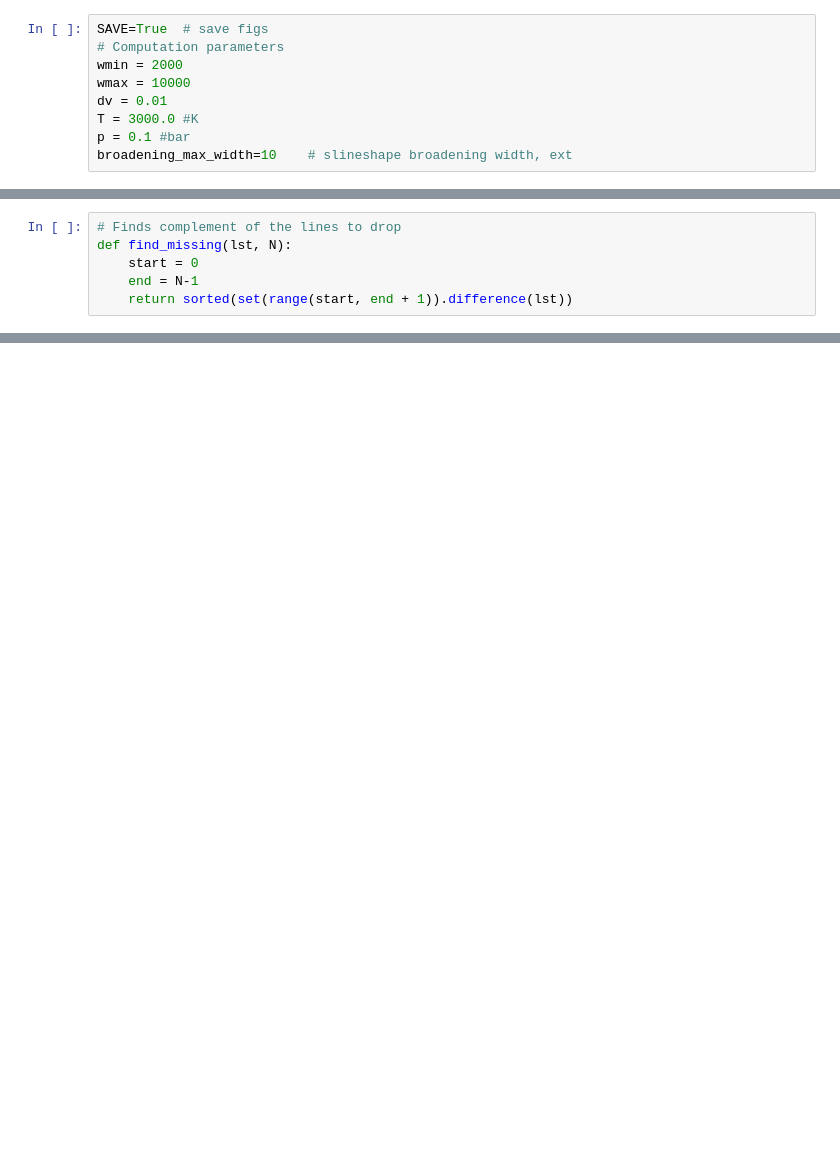
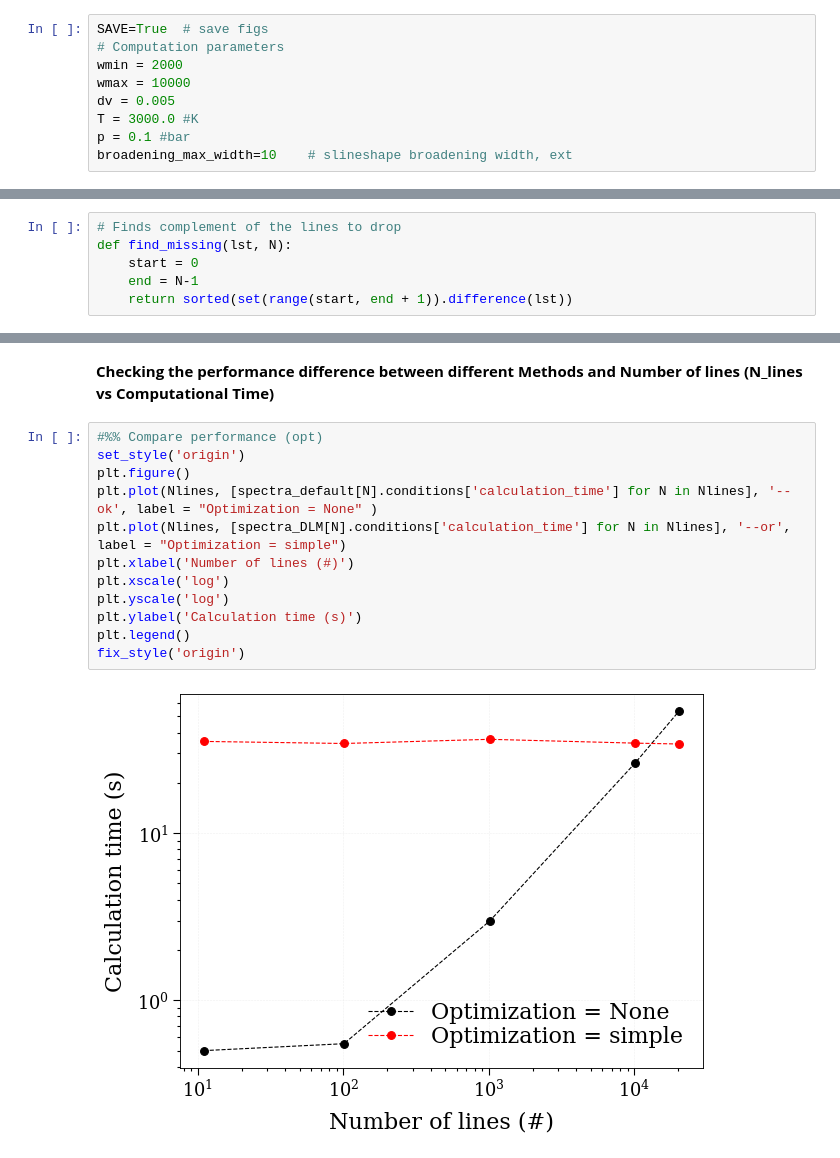
Before and after one commit to anandxkumar/Radis-Benchmark-Lineshape, a Jupyter notebook: OH_Benchmark.ipynb, the cells around one changed output, grey strips where cells are left out. Saved outputs shown, nothing was run; the diff lists cells and outputs as text; blank space fills up the shorter version.

```diff
--- a/OH_Benchmark.ipynb
+++ b/OH_Benchmark.ipynb
@@ -10,7 +14,7 @@ SAVE=True  # save figs
 # Computation parameters
 wmin = 2000
 wmax = 10000
-dv = 0.01
+dv = 0.005
 T = 3000.0 #K
 p = 0.1 #bar
 broadening_max_width=10    # slineshape broadening width, ext
@@ -81,3 +115,19 @@ for Ntarget in Nlines_target:
     s_dlm_opt = sf.eq_spectrum(T)
     s_dlm_opt.name = 'DLM ({0:.1f}s)'.format(s_dlm_opt.conditions['calculation_time'])
     spectra_DLM_opt[N] = s_dlm_opt
+# %% [markdown]
+**Checking the performance difference between different Methods and Number of lines (N_lines vs Computational Time)**
+# %%
+#%% Compare performance (opt)
+set_style('origin')
+plt.figure()
+plt.plot(Nlines, [spectra_default[N].conditions['calculation_time'] for N in Nlines], '--ok', label = "Optimization = None" )
+plt.plot(Nlines, [spectra_DLM[N].conditions['calculation_time'] for N in Nlines], '--or', label = "Optimization = simple")
+plt.xlabel('Number of lines (#)')
+plt.xscale('log')
+plt.yscale('log')
+plt.ylabel('Calculation time (s)')
+plt.legend()
+fix_style('origin')
+# %% [output]
+[figure, added]
```
Also changed, not shown: parts of 16 cells of this notebook, 2 other files.
